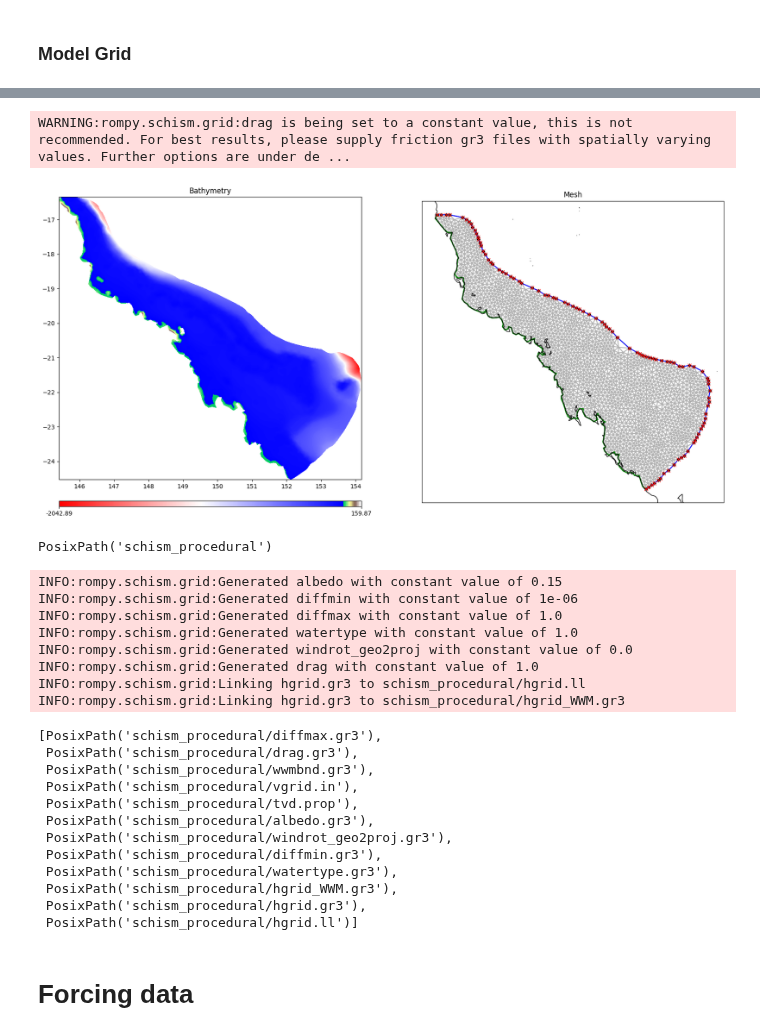
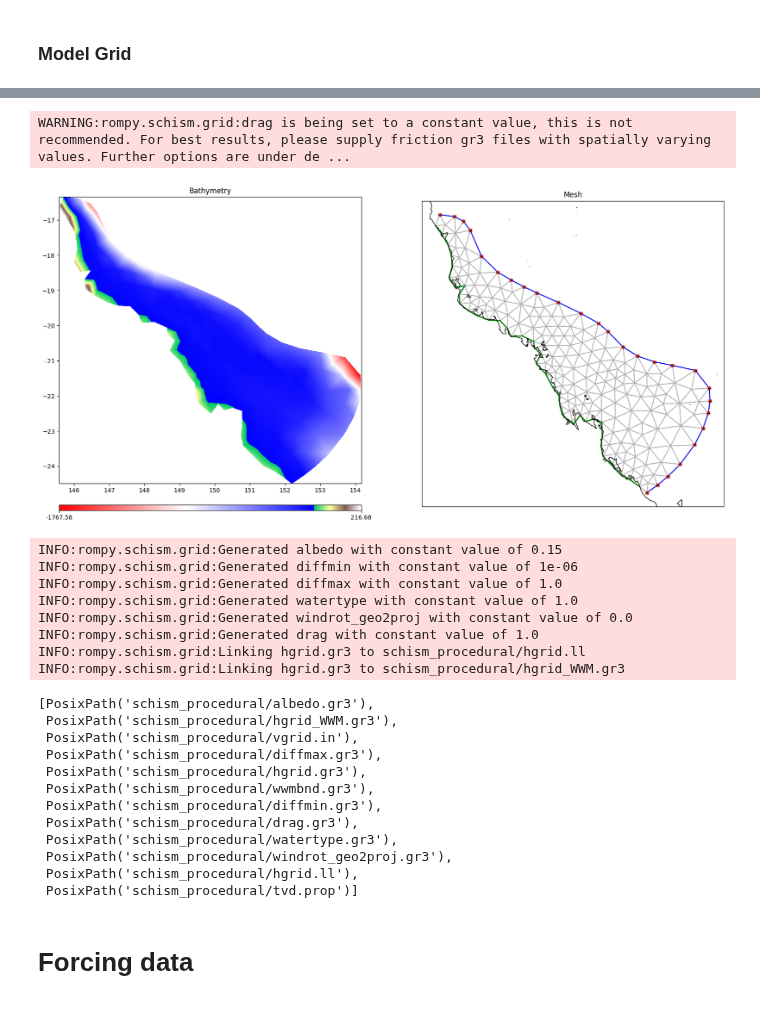
Before and after one commit to rom-py/rompy-schism, a Jupyter notebook: notebooks/schism/schism_procedural.ipynb, the cells around one changed output, grey strips where cells are left out. Saved outputs shown, nothing was run; the diff lists cells and outputs as text; code cells hidden in the pictures.

```diff
--- a/notebooks/schism/schism_procedural.ipynb
+++ b/notebooks/schism/schism_procedural.ipynb
@@ -250,0 +9,5 @@ def schism_calculate_vectors(ax, schout, vtype='waves', dX='auto', mask=True):
+# %%
+# Choose grid
+
+# hgrid_file="hgrid.gr3" # heavy grid
+hgrid_file="hgrid_20kmto60km_rompyschism_testing.gr3" # testing grid
@@ -290,29 +49,25 @@ Subclasses:     DataGrid
 # %%
 # Grid object
 
 from rompy.schism import Inputs, SCHISMGrid
 
 #SCHISMGrid?
 
 # Medium sized grid, will run one day in about 3 minutes on 48 cores
-hgrid = HERE / "test_data" / "hgrid.gr3"
+hgrid = HERE / "test_data" / hgrid_file
 
 # Fast running grid, will run in about 1 minute on 4 cores
 #hgrid = HERE / "test_data" / "hgrid_20kmto60km_rompyschism_testing.gr3"
 
 grid=SCHISMGrid(
     hgrid=DataBlob(id="hgrid", source=hgrid),
     drag=1,
 )
 
 grid.plot_hgrid()
 # %% [output]
 WARNING:rompy.schism.grid:drag is being set to a constant value, this is not recommended. For best results, please supply friction gr3 files with spatially varying values. Further options are under de ...
-[figure, old version]
+[figure, new version]
-# %%
-workdir
-# %% [output]
-PosixPath('schism_procedural')
 # %%
 grid.get(workdir)
 list(workdir.glob('*'))
@@ -325,18 +80,18 @@ INFO:rompy.schism.grid:Generated windrot_geo2proj with constant value of 0.0
 INFO:rompy.schism.grid:Generated drag with constant value of 1.0
 INFO:rompy.schism.grid:Linking hgrid.gr3 to schism_procedural/hgrid.ll
 INFO:rompy.schism.grid:Linking hgrid.gr3 to schism_procedural/hgrid_WWM.gr3
-[PosixPath('schism_procedural/diffmax.gr3'),
+[PosixPath('schism_procedural/albedo.gr3'),
+ PosixPath('schism_procedural/hgrid_WWM.gr3'),
+ PosixPath('schism_procedural/vgrid.in'),
+ PosixPath('schism_procedural/diffmax.gr3'),
+ PosixPath('schism_procedural/hgrid.gr3'),
+ PosixPath('schism_procedural/wwmbnd.gr3'),
+ PosixPath('schism_procedural/diffmin.gr3'),
  PosixPath('schism_procedural/drag.gr3'),
- PosixPath('schism_procedural/wwmbnd.gr3'),
- PosixPath('schism_procedural/vgrid.in'),
- PosixPath('schism_procedural/tvd.prop'),
- PosixPath('schism_procedural/albedo.gr3'),
+ PosixPath('schism_procedural/watertype.gr3'),
  PosixPath('schism_procedural/windrot_geo2proj.gr3'),
- PosixPath('schism_procedural/diffmin.gr3'),
- PosixPath('schism_procedural/watertype.gr3'),
- PosixPath('schism_procedural/hgrid_WWM.gr3'),
- PosixPath('schism_procedural/hgrid.gr3'),
- PosixPath('schism_procedural/hgrid.ll')]
+ PosixPath('schism_procedural/hgrid.ll'),
+ PosixPath('schism_procedural/tvd.prop')]
 # %% [markdown]
 
 # Forcing data
```
Also changed, not shown: parts of 23 cells of this notebook.
